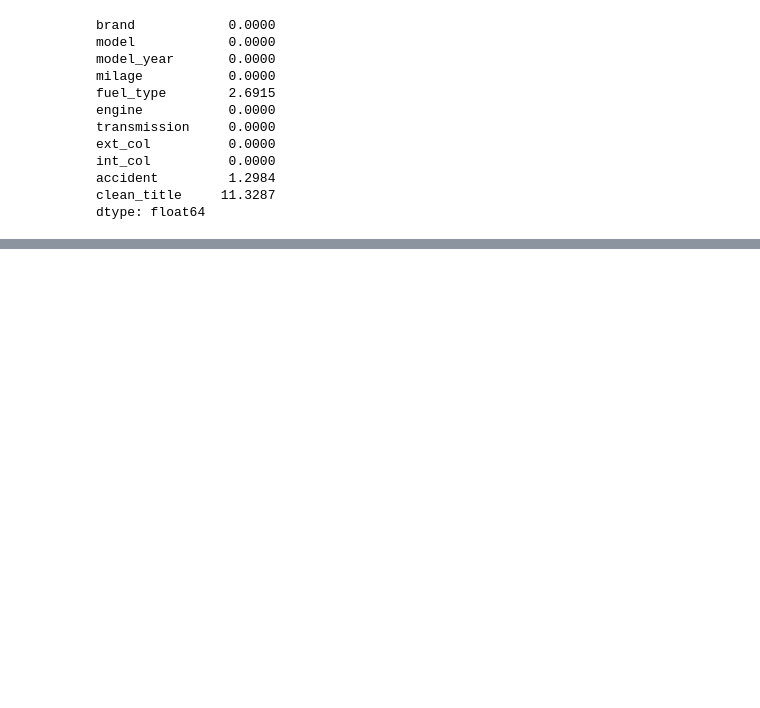
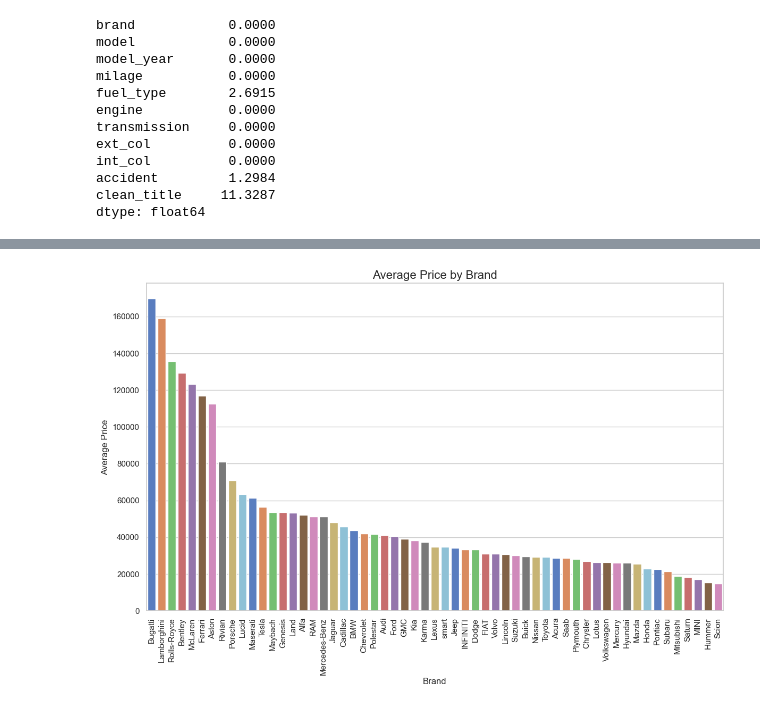
Before and after one commit to yashksaini-coder/Regression-of-Used-Car-Prices, a Jupyter notebook: Regression_of_Used_Car_Prices.ipynb, the cells around one changed output, grey strips where cells are left out. Drawn from its saved outputs; the diff is of its cells as text; code cells hidden in the pictures; blank space fills up the shorter version.

```diff
--- a/Regression_of_Used_Car_Prices.ipynb
+++ b/Regression_of_Used_Car_Prices.ipynb
@@ -170,0 +224,12 @@ dtype: float64
+# %%
+
+plt.figure(figsize=(14, 8))
+avg_price_by_brand = train_df.groupby('brand')['price'].mean().sort_values(ascending=False)
+sns.barplot(x=avg_price_by_brand.index, y=avg_price_by_brand.values, palette='muted')
+plt.xticks(rotation=90)
+plt.title('Average Price by Brand', fontsize=16)
+plt.xlabel('Brand', fontsize=12)
+plt.ylabel('Average Price', fontsize=12)
+plt.show()
+# %% [output]
+[figure, added]
```
Also changed, not shown: parts of 24 cells of this notebook.
